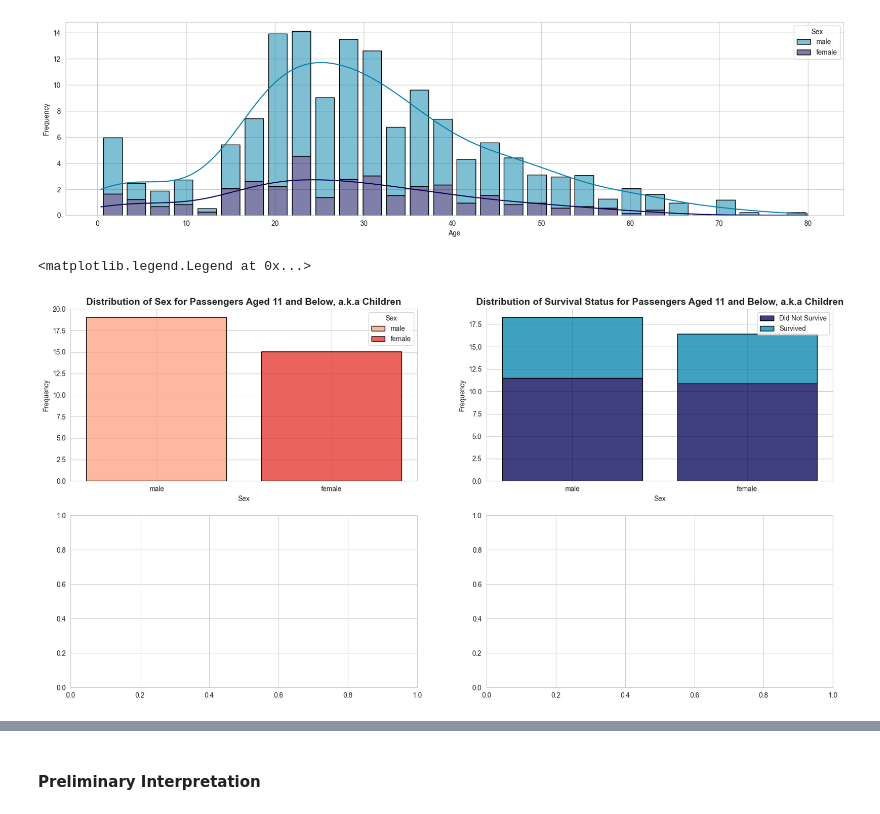
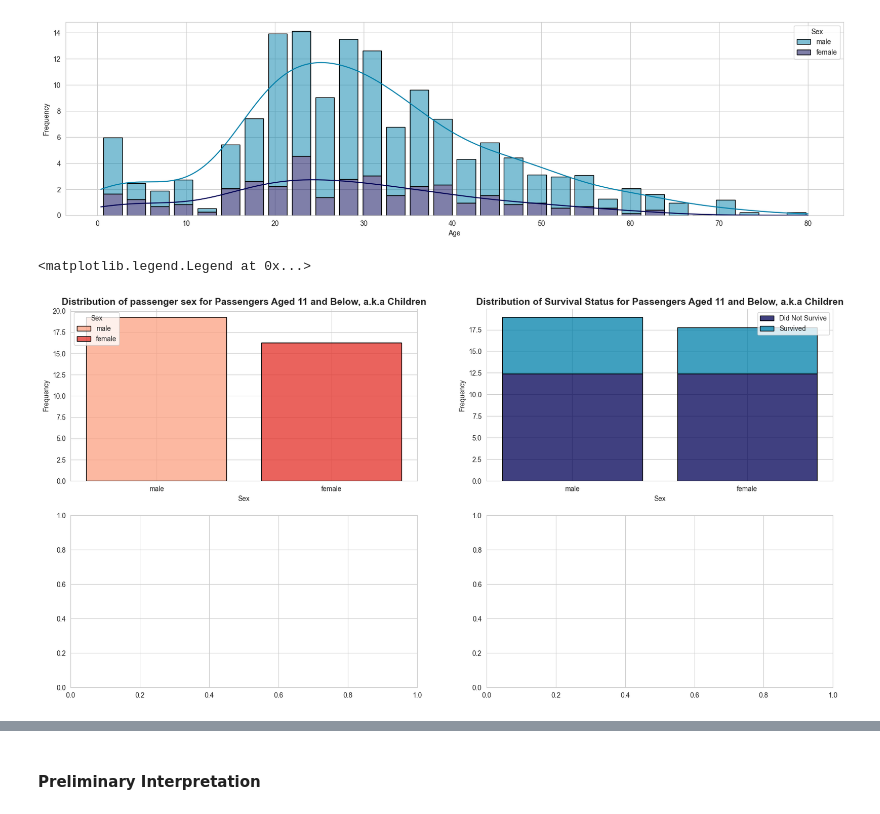
Before and after one commit to jordanriver/new_DS, a Jupyter notebook: Math/statistics/titanic_eda.ipynb, the cells around one changed output, grey strips where cells are left out. Drawn from its saved outputs; the diff is of its cells as text; code cells hidden in the pictures.

```diff
--- a/Math/statistics/titanic_eda.ipynb
+++ b/Math/statistics/titanic_eda.ipynb
@@ -345,12 +345,12 @@ sns.histplot(x=filled_age_feature, hue=titanic_df['Sex'], multiple="stack", stat
 [figure]
 # %%
 fig, axs = plt.subplots(2, 2, figsize=(20, 10))
-sns.histplot(x='Sex', data=titanic_df[titanic_df['Age'] <= 11], hue='Sex', ax=axs[0, 0], multiple="stack", stat="frequency", shrink=0.8, edgecolor="black", palette="Reds")
-axs[0, 0].set_title('Distribution of Sex for Passengers Aged 11 and Below, a.k.a Children', fontsize=14, fontweight='bold')
+sns.histplot(x='Sex', data=titanic_df[titanic_df['Age'] <= 13], hue='Sex', ax=axs[0, 0], multiple="stack", stat="frequency", shrink=0.8, edgecolor="black", palette="Reds")
+axs[0, 0].set_title('Distribution of passenger sex for Passengers Aged 11 and Below, a.k.a Children', fontsize=14, fontweight='bold')
 
-sns.histplot(x='Sex', data=titanic_df[titanic_df['Age'] <= 11], hue='Survived', ax=axs[0, 1], multiple="stack", stat="frequency", shrink=0.8, edgecolor="black", palette="ocean_r")
+sns.histplot(x='Sex', data=titanic_df[titanic_df['Age'] <= 13], hue='Survived', ax=axs[0, 1], multiple="stack", stat="frequency", shrink=0.8, edgecolor="black", palette="ocean_r")
 axs[0, 1].set_title('Distribution of Survival Status for Passengers Aged 11 and Below, a.k.a Children', fontsize=14, fontweight='bold')
 axs[0, 1].legend(["Did Not Survive", "Survived"])
 # %% [output]
 <matplotlib.legend.Legend at 0x...>
-[figure, old version]
+[figure, new version]
```
Also changed, not shown: parts of 21 cells of this notebook, 3 other files.
